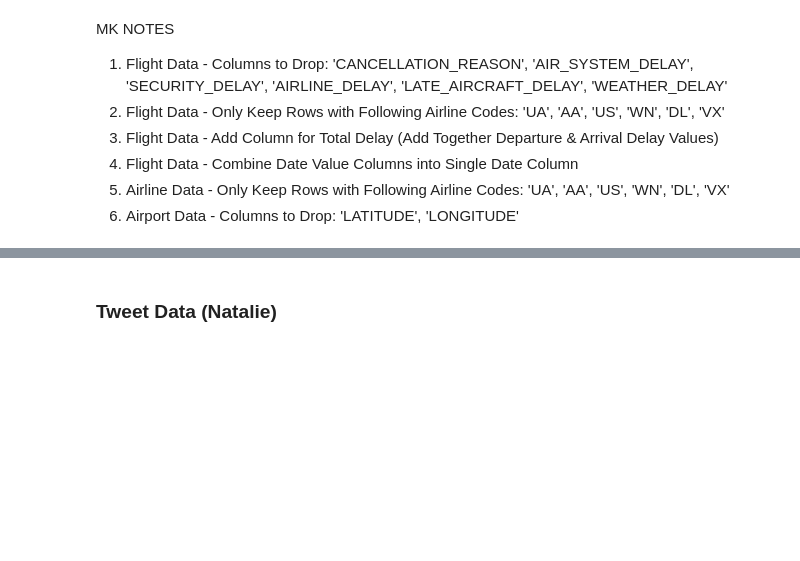
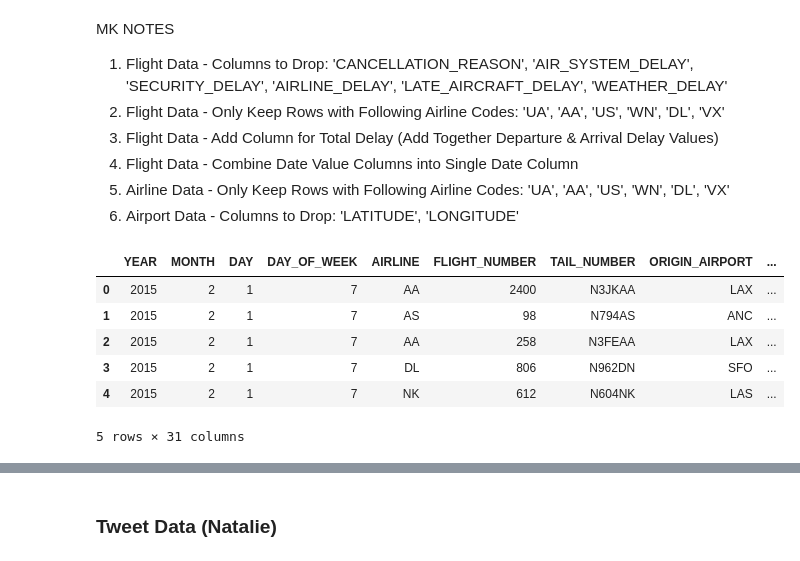
Before and after one commit to mjknj18/February-2015-Airline-Delays-Tweets-ETL, a Jupyter notebook: February_2015_Airline_Delays-Tweets_ETL_Main.ipynb, the cells around one changed output, grey strips where cells are left out. Cells and saved outputs as stored; diff of their text form; code cells hidden in the pictures; blank space fills up the shorter version.

```diff
--- a/February_2015_Airline_Delays-Tweets_ETL_Main.ipynb
+++ b/February_2015_Airline_Delays-Tweets_ETL_Main.ipynb
@@ -20,0 +25,15 @@ MK NOTES
+# %%
+flight_path = "Flight data/flights.csv"
+airline_path = "Flight data/airlines.csv"
+airport_path = "Flight data/airports.csv"
+# %%
+flights_pd = pd.read_csv(flight_path)
+flights_pd.head()
+# %% [output]
+|  | YEAR | MONTH | DAY | DAY_OF_WEEK | AIRLINE | FLIGHT_NUMBER | TAIL_NUMBER | ORIGIN_AIRPORT | ... |
+| 0 | 2015 | 2 | 1 | 7 | AA | 2400 | N3JKAA | LAX | ... |
+| 1 | 2015 | 2 | 1 | 7 | AS | 98 | N794AS | ANC | ... |
+| 2 | 2015 | 2 | 1 | 7 | AA | 258 | N3FEAA | LAX | ... |
+| 3 | 2015 | 2 | 1 | 7 | DL | 806 | N962DN | SFO | ... |
+| 4 | 2015 | 2 | 1 | 7 | NK | 612 | N604NK | LAS | ... |
+5 rows × 31 columns
```
Also changed, not shown: parts of 15 cells of this notebook.
